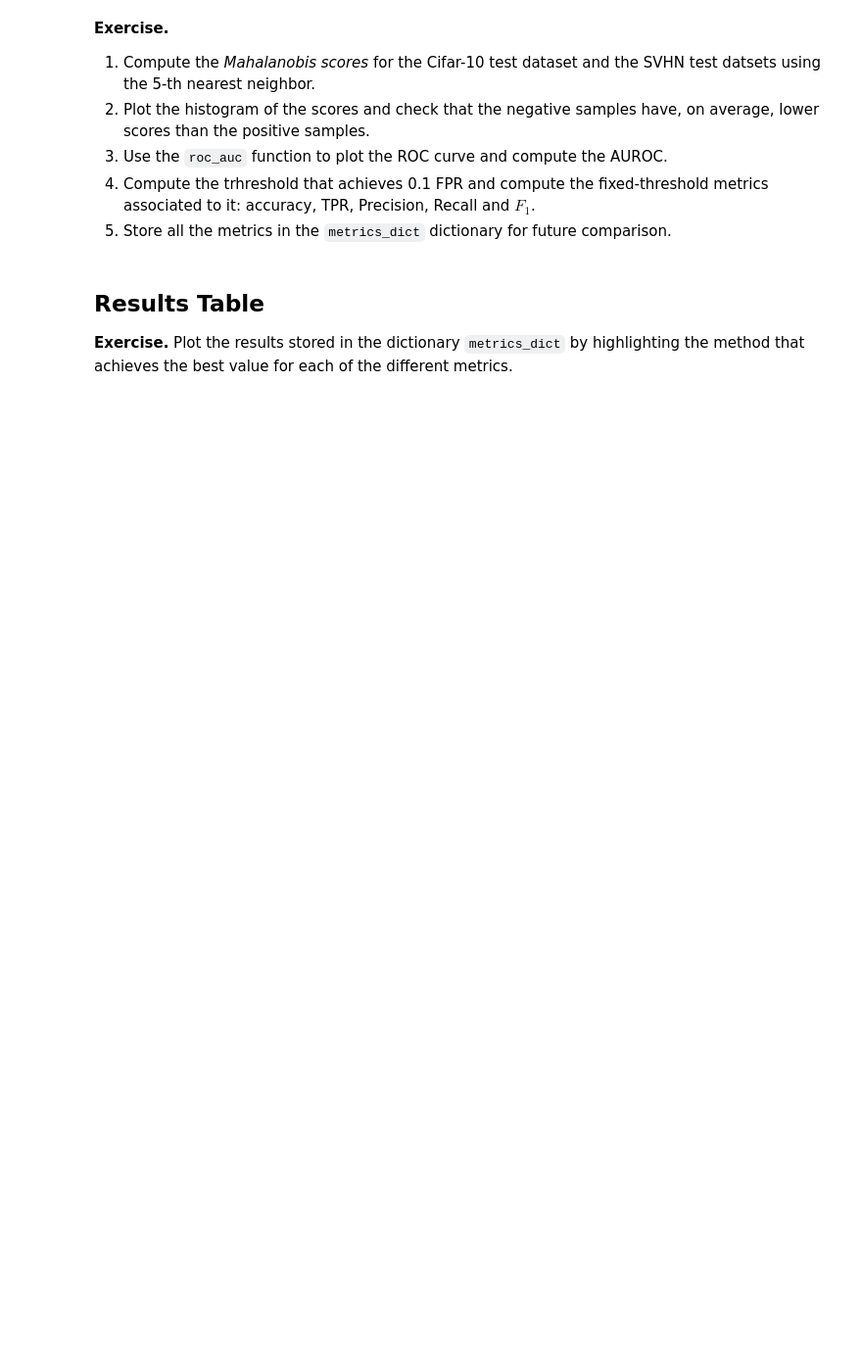
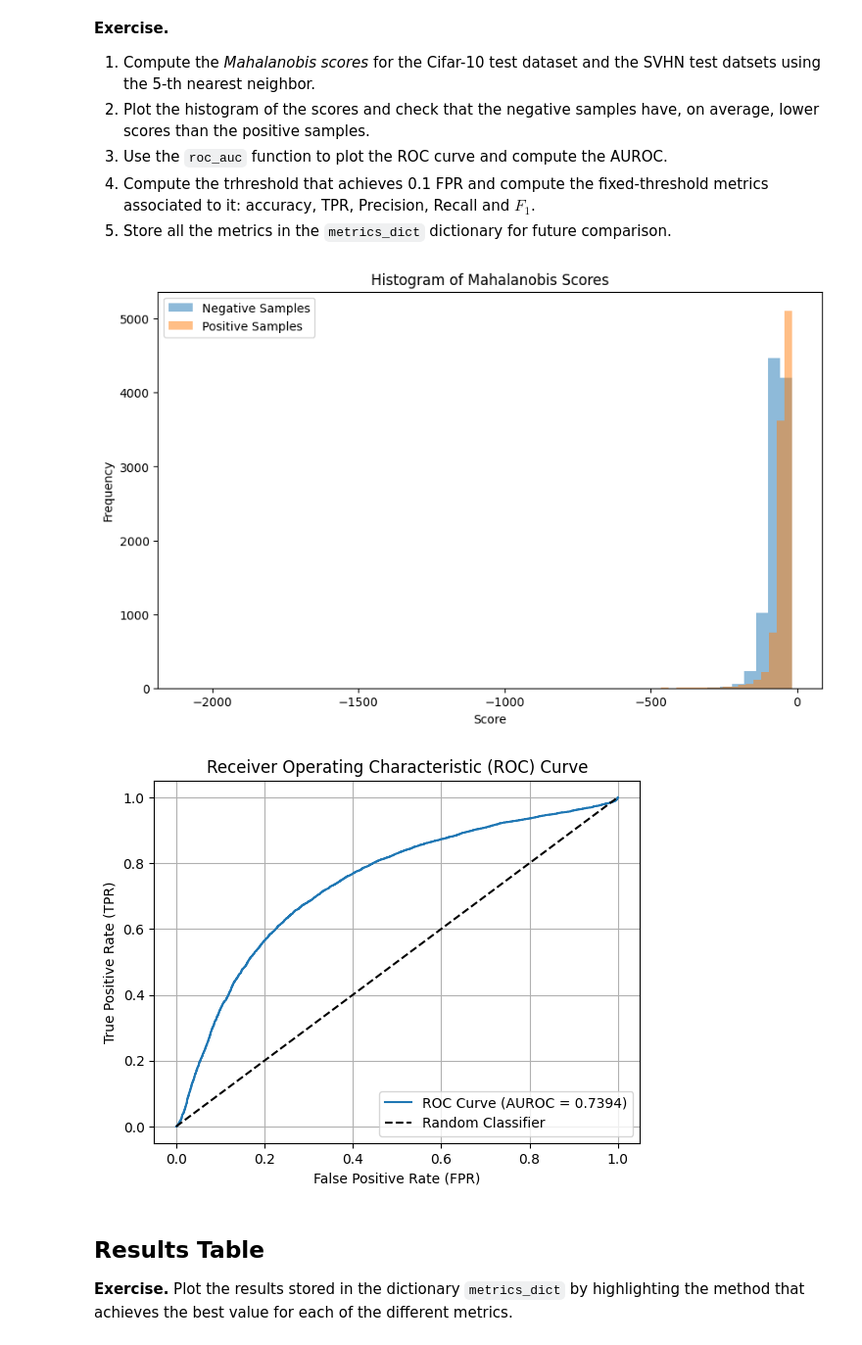
Before and after one commit to Cirrusfloccus31/AIF, a Jupyter notebook: ood/ad_ood_unsolved.ipynb, the cells around one changed output. Shown at 98% size. Cells and saved outputs as stored; diff of their text form; code cells hidden in the pictures; blank space fills up the shorter version.

```diff
--- a/ood/ad_ood_unsolved.ipynb
+++ b/ood/ad_ood_unsolved.ipynb
@@ -534,3 +593,10 @@ threshold = ...
+# %%
+threshold = compute_threshold(scores_positives, target_tpr)
+
+metrics_dict['DKNN']['accuray'] = accuracy(scores_negatives, scores_positives, threshold)
+metrics_dict['DKNN']['tpr'], metrics_dict['DKNN']['fpr'] = tpr_fpr(scores_negatives, scores_positives, threshold)
+metrics_dict['DKNN']['precision'], metrics_dict['DKNN']['recall'] = precision_recall(scores_negatives, scores_positives, threshold)
+metrics_dict['DKNN']['f1'] = f_beta(scores_negatives, scores_positives, threshold, beta=1)
 # %% [markdown]
 **Exercise.**
 1. Compute the *Mahalanobis scores* for the Cifar-10 test dataset and the SVHN test datsets using the 5-th nearest neighbor.
@@ -557,0 +607,24 @@ threshold = ...
+# %%
+metrics_dict['Mahalanobis'] = {}
+
+maha = Mahalanobis()
+maha.fit(train_features, cifar_train.targets)
+
+scores_negatives = maha.compute_scores(test_features_negatives)
+scores_positives = maha.compute_scores(test_features_positives)
+
+# Plot the histogram of the scores
+plt.figure(figsize=(10, 6))
+plt.hist(scores_negatives, bins=50, alpha=0.5, label='Negative Samples')
+plt.hist(scores_positives, bins=50, alpha=0.5, label='Positive Samples')
+plt.xlabel('Score')
+plt.ylabel('Frequency')
+plt.title(f'Histogram of Mahalanobis Scores')
+plt.legend()
+plt.show()
+
+auroc = roc_auc(scores_negatives, scores_positives)
+metrics_dict['Mahalanobis']['auroc'] = auroc
+# %% [output]
+[figure, added]
+[figure, added]
```
Also changed, not shown: parts of 18 cells of this notebook.
